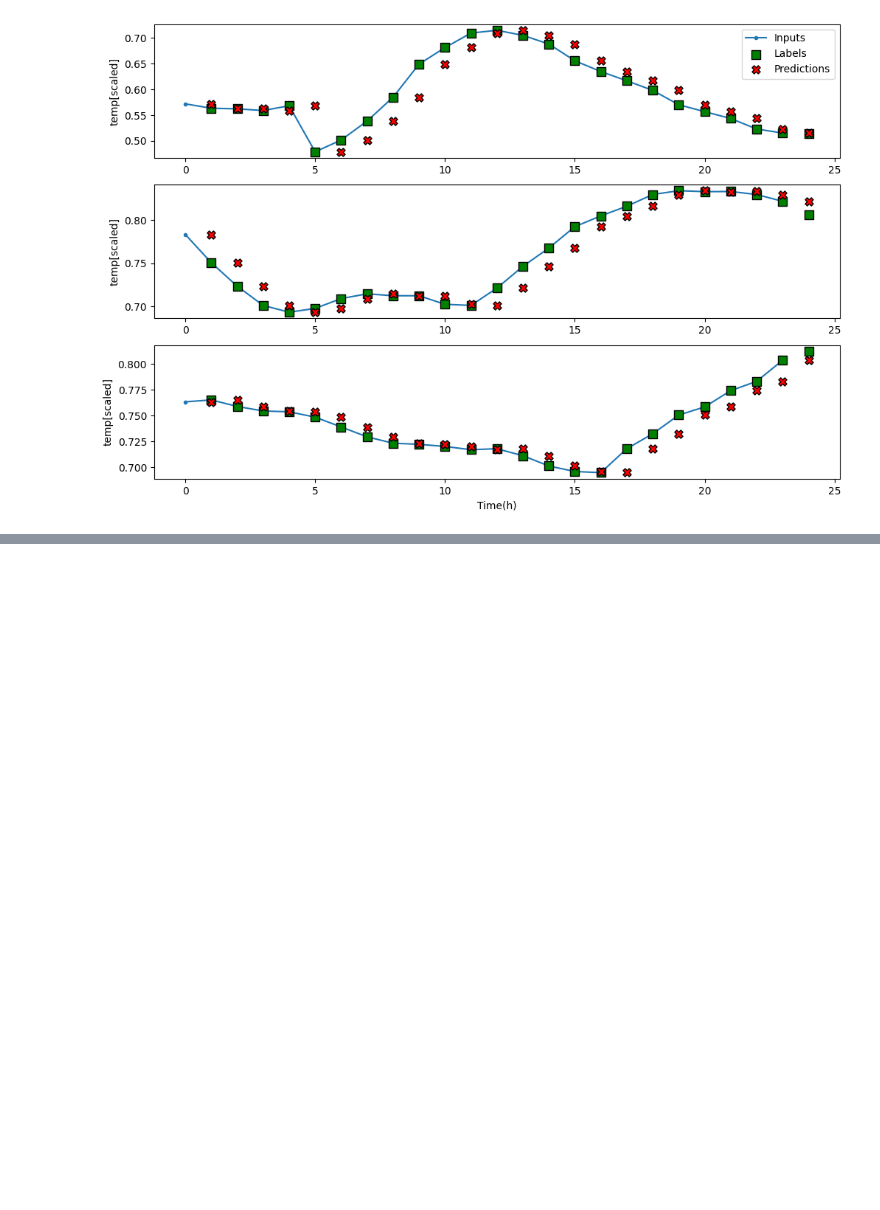
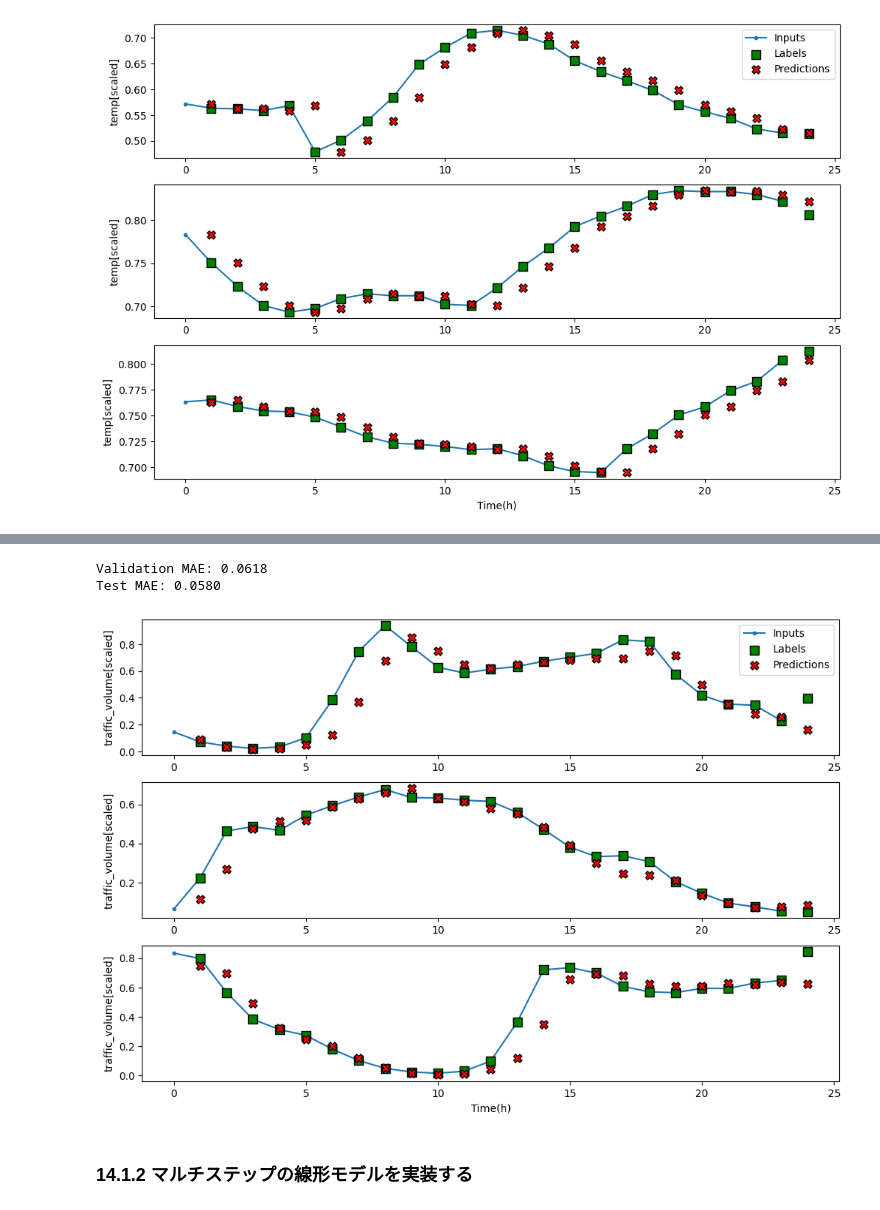
Before and after one commit to Shunta6855/Time-Series-Forecasting, a Jupyter notebook: notebook/chapter-13&14.ipynb, the cells around one changed output, grey strips where cells are left out. Drawn from its saved outputs; the diff is of its cells as text; code cells hidden in the pictures; blank space fills up the shorter version.

```diff
--- a/notebook/chapter-13&14.ipynb
+++ b/notebook/chapter-13&14.ipynb
@@ -247,0 +310,24 @@ mo_wide_window.plot(mo_baseline_last, plot_col='temp')
+# %%
+# dataloaderの作成
+train_dataloader = single_step_window.train
+val_dataloader = single_step_window.val
+test_dataloader = single_step_window.test
+
+# モデルとパラメータ設定
+input_dim = 5
+device = torch.device('cuda' if torch.cuda.is_available() else 'cpu')
+
+model = LinearModel(input_dim=input_dim).to(device)
+criterion = nn.L1Loss() # MAE
+optimizer = optim.Adam(model.parameters(), lr=0.001)
+
+# トレーニングの実行
+history = compile_and_fit(model,
+                          train_dataloader,
+                          val_dataloader,
+                          criterion,
+                          optimizer,
+                          device,
+                          max_epochs=50,
+                          patience=3
+)
@@ -247,0 +349,17 @@ mo_wide_window.plot(mo_baseline_last, plot_col='temp')
+# %%
+# valデータとtestデータの評価
+val_loss = evaluate(model, val_dataloader, criterion, device)
+test_loss = evaluate(model, test_dataloader, criterion, device)
+
+print(f'Validation MAE: {val_loss:.4f}')
+print(f'Test MAE: {test_loss:.4f}')
+# %% [output]
+Validation MAE: 0.0618
+Test MAE: 0.0580
+# %%
+# 予測値の可視化
+wide_window.plot(model)
+# %% [output]
+[figure, added]
+# %% [markdown]
+### 14.1.2 マルチステップの線形モデルを実装する
```
Also changed, not shown: parts of 20 cells of this notebook, 1 other file.
